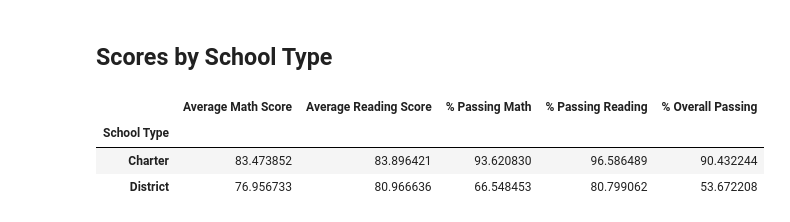
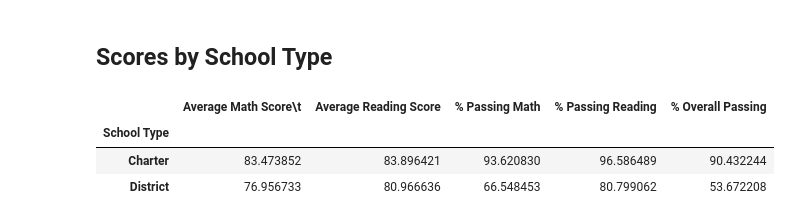
Before and after one commit to Andreanimako/Pandas_challenge, a Jupyter notebook: PyCitySchools/PyCitySchools_starter.ipynb, the cells around one changed output. Cells and saved outputs as stored; diff of their text form; code cells hidden in the pictures.

```diff
--- a/PyCitySchools/PyCitySchools_starter.ipynb
+++ b/PyCitySchools/PyCitySchools_starter.ipynb
@@ -344,7 +344,7 @@ labels = ["Small (<1000)", "Medium (1000-2000)", "Large (2000-5000)"]
 # Categorize the spending based on the bins
 # Use `pd.cut` on the "Total Students" column of the `per_school_summary` DataFrame.
 
-per_school_summary["School Size"] =
+per_school_summary["School Size"] =pd.cut(per_school_summary["Total Students"],size_bins,labels=labels,include_lowest = True)
 per_school_summary
 # %% [output]
 |  | School Type | Total Students | Total School Budget | Per Student Budget | Average Math Score | ... |
@@ -394,12 +398,16 @@ average_percent_passing_reading_by_type = per_school_summary.groupby(["School Ty
 average_percent_overall_passing_by_type = per_school_summary.groupby(["School Type"])["% Overall Passing"].mean()
 # %%
 # Assemble the new data by type into a DataFrame called `type_summary`
-type_summary =
+type_summary =pd.DataFrame({"Average Math Score	":average_math_score_by_type,
+                           "Average Reading Score":average_reading_score_by_type,
+                           "% Passing Math":average_percent_passing_math_by_type,
+                           "% Passing Reading":average_percent_passing_reading_by_type,
+                           "% Overall Passing":average_percent_overall_passing_by_type})
 
 # Display results
 type_summary
 # %% [output]
-|  | Average Math Score | Average Reading Score | % Passing Math | % Passing Reading | % Overall Passing |
+|  | Average Math Score\t | Average Reading Score | % Passing Math | % Passing Reading | % Overall Passing |
 | School Type |  |  |  |  |  |
 | Charter | 83.473852 | 83.896421 | 93.620830 | 96.586489 | 90.432244 |
 | District | 76.956733 | 80.966636 | 66.548453 | 80.799062 | 53.672208 |
```
Also changed, not shown: parts of 1 cell of this notebook.
